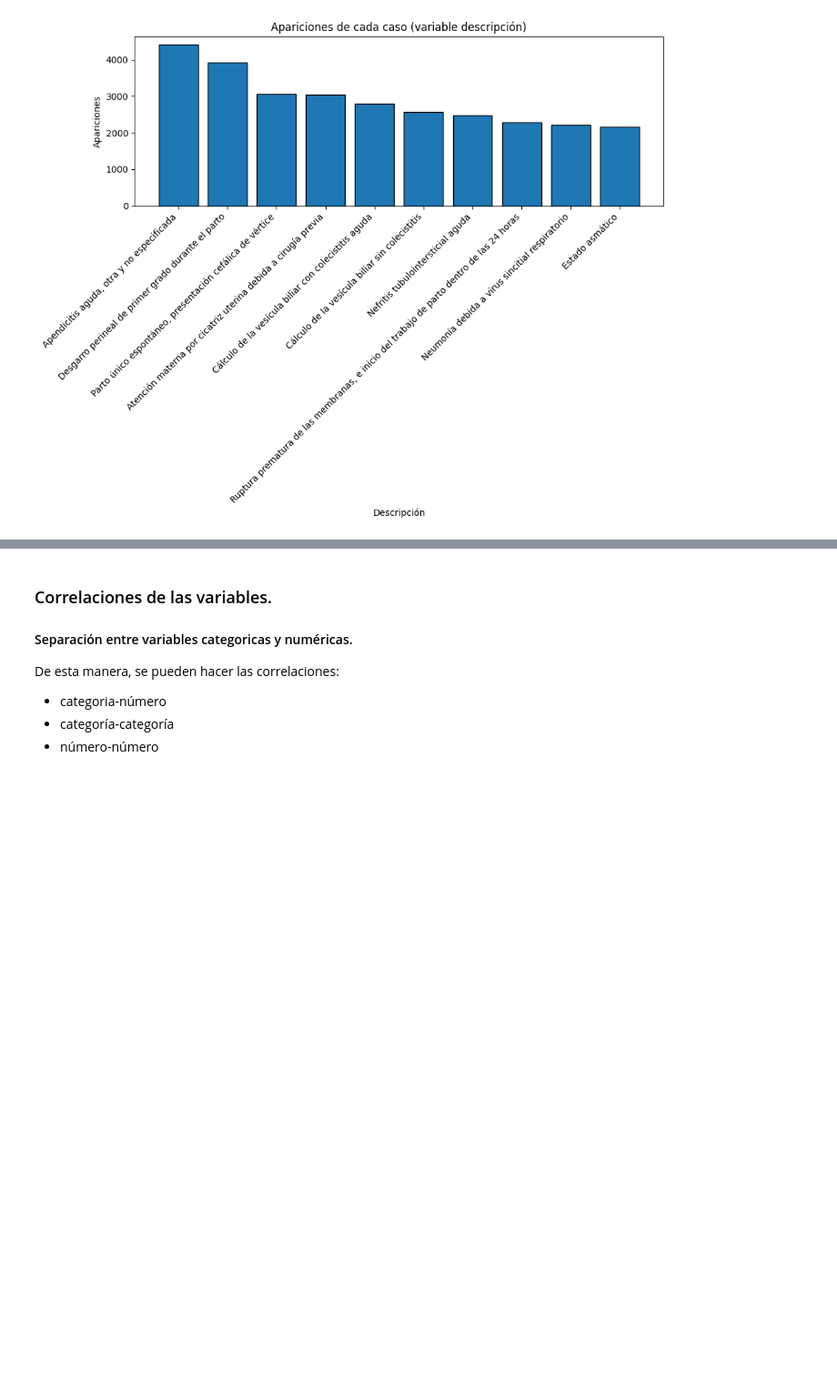
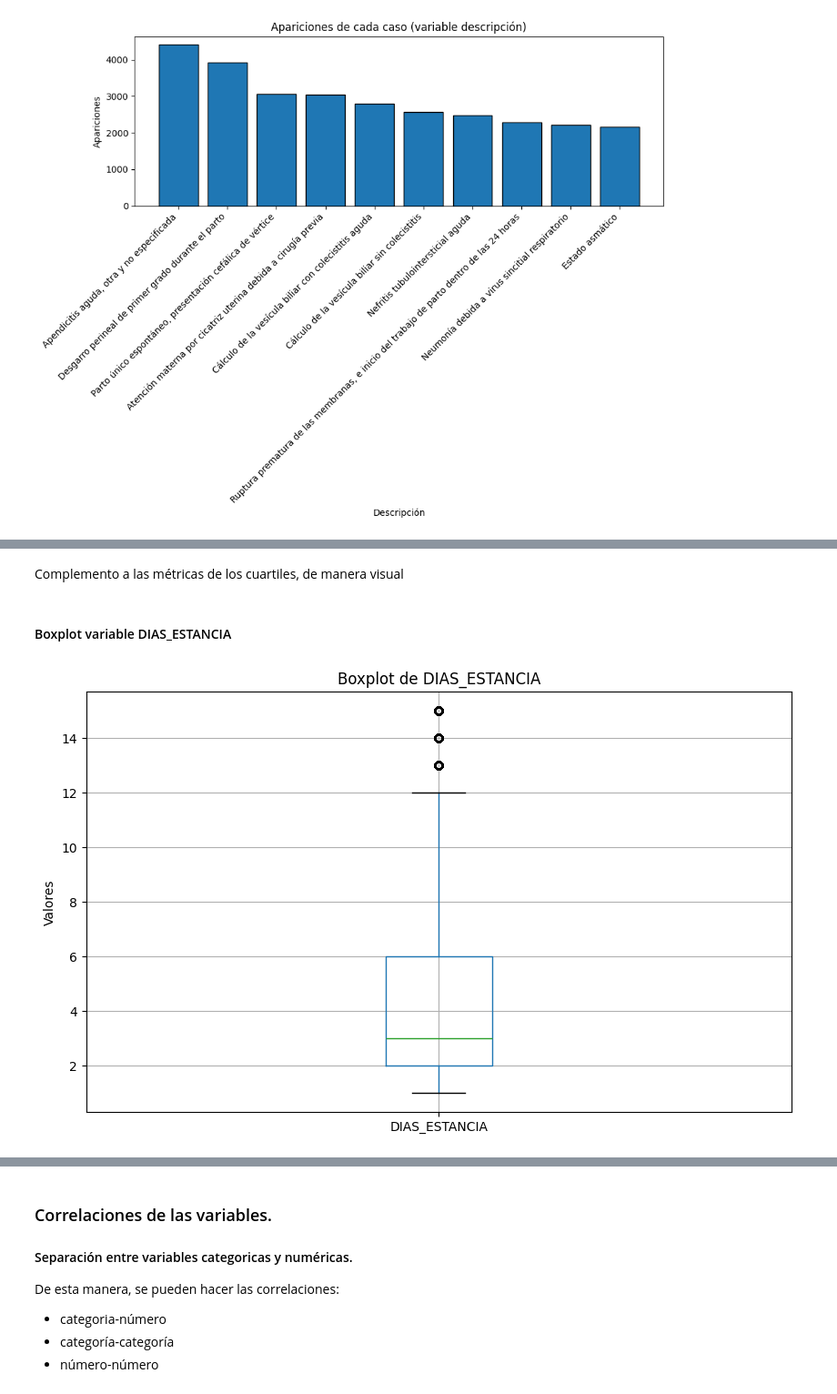
Before and after one commit to VichoRamirez/TOPD, a Jupyter notebook: Control2.ipynb, the cells around one changed output, grey strips where cells are left out. Shown: that part at 91% size. Drawn from its saved outputs; the diff is of its cells as text; code cells hidden in the pictures; blank space fills up the shorter version.

```diff
--- a/Control2.ipynb
+++ b/Control2.ipynb
@@ -584,0 +643,13 @@ plt.show()
+# %% [markdown]
+Complemento a las métricas de los cuartiles, de manera visual
+# %% [markdown]
+#### Boxplot variable DIAS_ESTANCIA
+# %%
+fig = plt.figure(figsize=(10, 6))
+
+df.boxplot(column='DIAS_ESTANCIA')
+plt.ylabel("Valores")
+plt.title("Boxplot de DIAS_ESTANCIA")
+plt.show()
+# %% [output]
+[figure, added]
```
Also changed, not shown: parts of 37 cells of this notebook, 1 other file.
